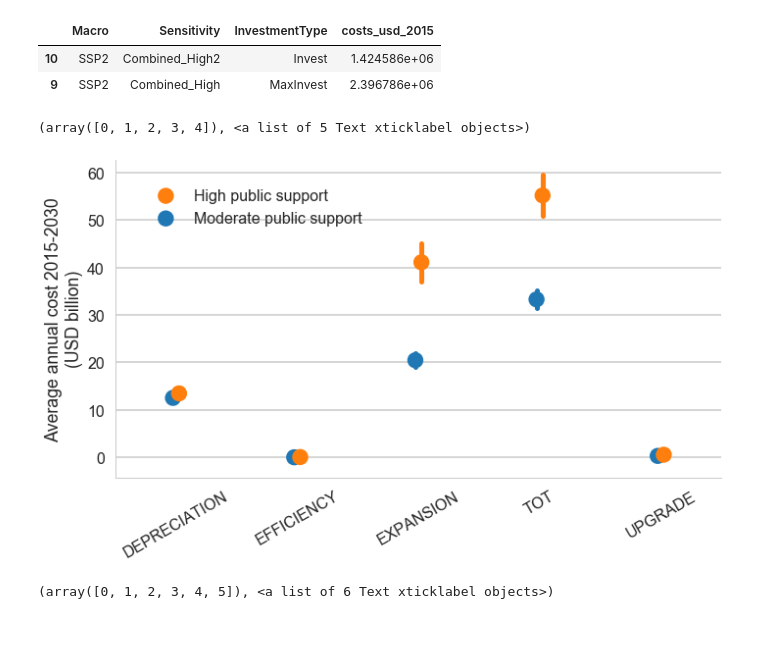
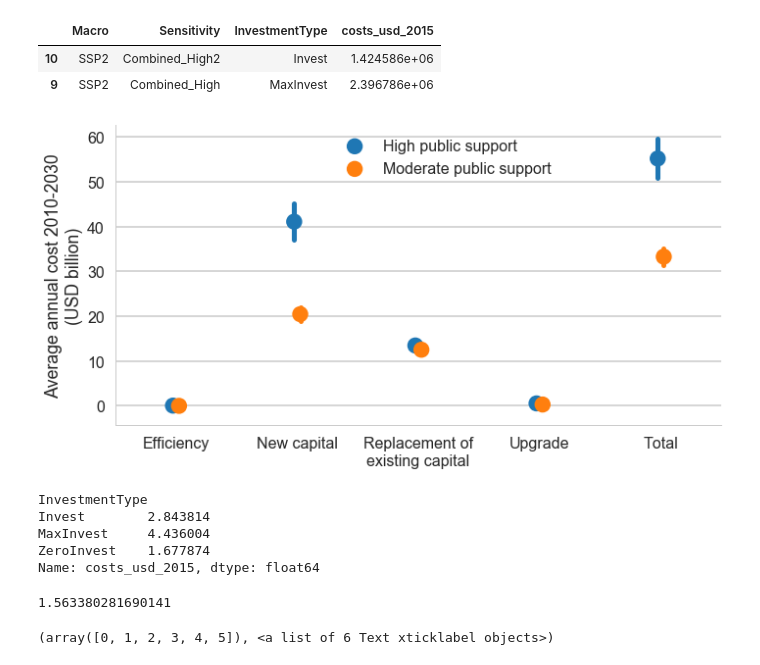
Before and after one commit to julierozenberg/infra_needs_analyses, a Jupyter notebook: iiasa_irrigation.ipynb, the cells around one changed output. Cells and saved outputs as stored; diff of their text form; code cells hidden in the pictures; blank space fills up the shorter version.

```diff
--- a/iiasa_irrigation.ipynb
+++ b/iiasa_irrigation.ipynb
@@ -266,25 +325,45 @@ toplot.sample(2)
 # %%
 toplot = costs_discounted_reg2_2030_defl.drop(['Region AFR MaxInvest',\
        'Region EAP MaxInvest', 'Region ECA MaxInvest',\
        'Region LCR MaxInvest', 'Region MNA MaxInvest',\
        'Region SAR MaxInvest'],level="Sensitivity").drop("ZeroInvest",level="InvestmentType")
 toplot = toplot.sum(level=['Item', 'Macro', 'Sensitivity','InvestmentType'])
 toplot = toplot.reset_index()
 
 toplot['costs_usd_2015'] = 1/1000*1/20*toplot['costs_usd_2015']
 
+toplot["Item"] = toplot.Item.str.title()
+toplot["Item"] = toplot.Item.replace({"Depreciation":"Replacement of\nexisting capital","Tot":"ZTotal","Expansion":"New capital"})
+toplot = toplot.set_index("Item").sort_index(level="Item")
+toplot = toplot.reset_index()
+toplot["Item"] = toplot.Item.replace({"ZTotal":"Total"})
+
 toplot["InvestmentType"] = toplot["InvestmentType"].replace({"Invest":"Moderate public support","MaxInvest":"High public support"})
 
 g = sns.factorplot(x='Item',y='costs_usd_2015', hue='InvestmentType',data=toplot, kind="point",\
                    dodge=True, size=6, aspect=1.7,\
                   legend=False,join=False, ci="sd")
 
-g.set_axis_labels("", "Average annual cost 2015-2030\n(USD billion)")
-g.add_legend(title="",bbox_to_anchor=(0.35, 0.85), borderaxespad=0.)
-plt.xticks(rotation=30)
+g.set_axis_labels("", "Average annual cost 2010-2030\n(USD billion)")
+g.add_legend(title="",bbox_to_anchor=(0.55, 0.75), borderaxespad=0.)
+#plt.xticks(rotation=30)
+
+plt.savefig("irrigation_all_costs.png",ddpi=300,bbox_inches="tight")
+plt.savefig("irrigation_all_costs.pdf")
 # %% [output]
-(array([0, 1, 2, 3, 4]), <a list of 5 Text xticklabel objects>)
-[figure, old version]
+[figure, new version]
+# %%
+1/1000*1/20*costs_discounted_reg2_2030_defl.mean(level="InvestmentType")
+# %% [output]
+InvestmentType
+Invest        2.843814
+MaxInvest     4.436004
+ZeroInvest    1.677874
+Name: costs_usd_2015, dtype: float64
+# %%
+4.44/2.84
+# %% [output]
+1.563380281690141
 # %%
 toplot = costs_discounted_reg2_2030_defl.drop(['Region AFR MaxInvest',\
        'Region EAP MaxInvest', 'Region ECA MaxInvest',\
```
Also changed, not shown: parts of 13 cells of this notebook.
